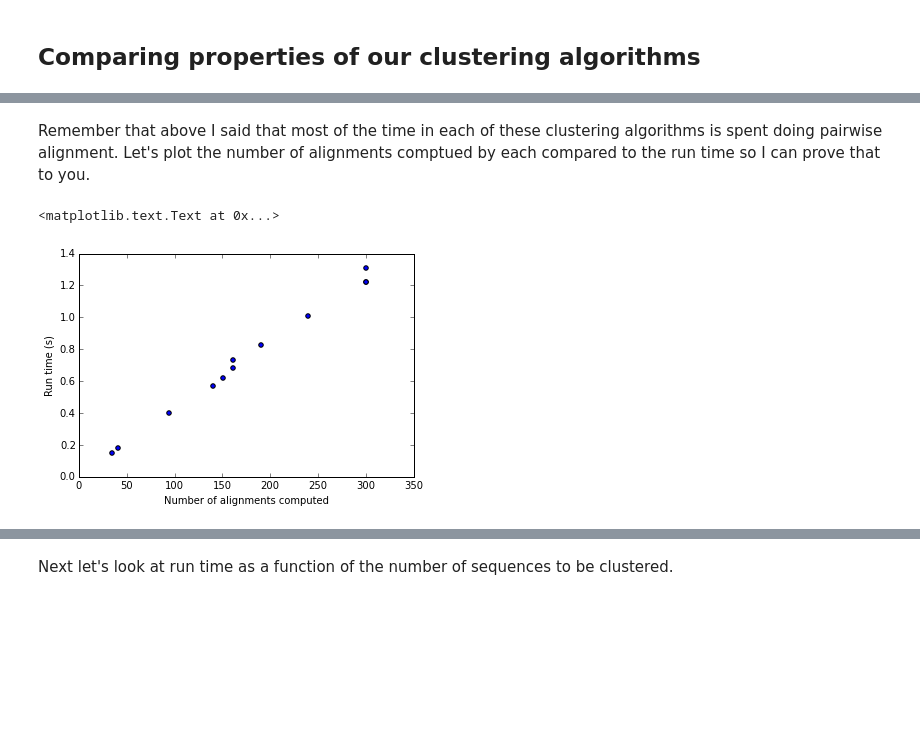
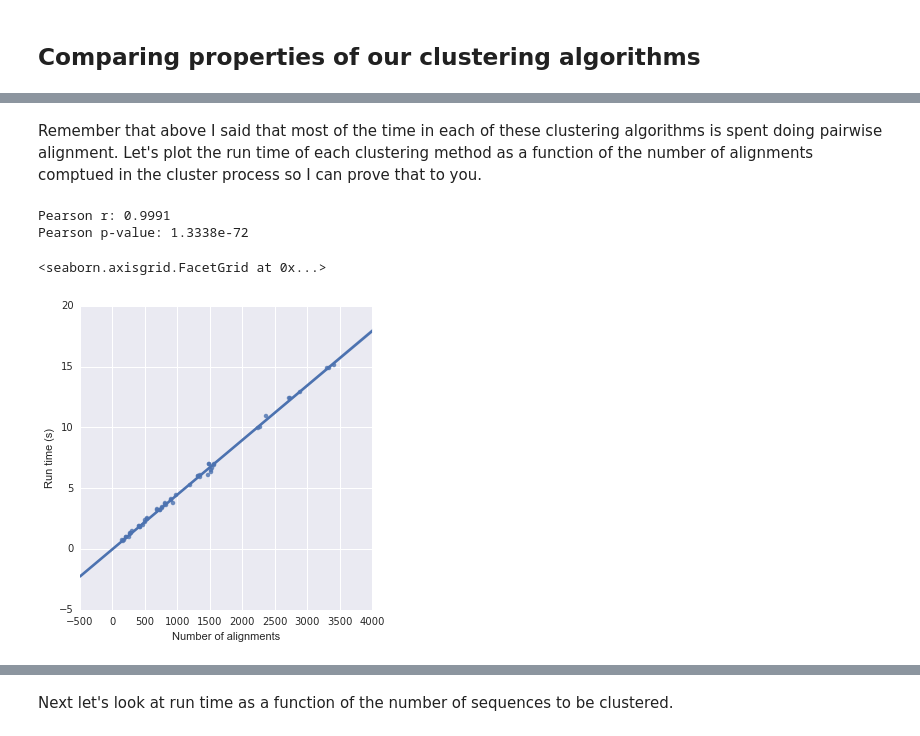
Before and after one commit to applied-bioinformatics/An-Introduction-To-Applied-Bioinformatics, a Jupyter notebook: fundamentals/sequence-mapping-and-clustering.ipynb, the cells around one changed output, grey strips where cells are left out. Cells and saved outputs as stored; diff of their text form; code cells hidden in the pictures; blank space fills up the shorter version.

```diff
--- a/fundamentals/sequence-mapping-and-clustering.ipynb
+++ b/fundamentals/sequence-mapping-and-clustering.ipynb
@@ -746,17 +733,0 @@ First let's look at different similarity thresholds by looping over our clusteri
-# %%
-alignment_counts = []
-run_times = []
-cluster_counts = []
-for cluster_fn in cluster_fns:
-    current_alignment_counts = []
-    current_run_times = []
-    current_cluster_counts = []
-    for similarity_threshold in similarity_thresholds:
-        num_alignments, run_time, num_clusters = evaluate_cluster_fn(
-            cluster_fn[1], sequence_collections[0], similarity_threshold, display=False)
-        current_run_times.append(run_time)
-        current_alignment_counts.append(num_alignments)
-        current_cluster_counts.append(num_clusters)
-    alignment_counts.append(current_alignment_counts)
-    run_times.append(current_run_times)
-    cluster_counts.append(current_cluster_counts)
@@ -774,14 +798,12 @@ plt.ylabel("Run time (s)")
 # %% [markdown]
-Remember that above I said that most of the time in each of these clustering algorithms is spent doing pairwise alignment. Let's plot the number of alignments comptued by each compared to the run time so I can prove that to you.
+Remember that above I said that most of the time in each of these clustering algorithms is spent doing pairwise alignment. Let's plot the run time of each clustering method as a function of the number of alignments comptued in the cluster process so I can prove that to you.
-# %%
-# this 2D list flattening was derived from:
-# http://stackoverflow.com/a/952952/3424666
-all_alignment_counts = [item for sublist in alignment_counts for item in sublist]
-all_run_times = [item for sublist in run_times for item in sublist]
-
-plt.scatter(all_alignment_counts, all_run_times)
-plt.xlabel("Number of alignments computed")
-plt.ylabel("Run time (s)")
-# %% [output]
-<matplotlib.text.Text at 0x...>
-[figure, removed]
+# %%
+r, p = pearsonr(df["Number of alignments"], df["Run time (s)"])
+print("Pearson r: %1.4f" % r)
+print("Pearson p-value: %1.4e" % p)
+sns.lmplot("Number of alignments", "Run time (s)", data=df)
+# %% [output]
+Pearson r: 0.9991
+Pearson p-value: 1.3338e-72
+<seaborn.axisgrid.FacetGrid at 0x...>
+[figure, added]
```
Also changed, not shown: parts of 36 cells of this notebook.
